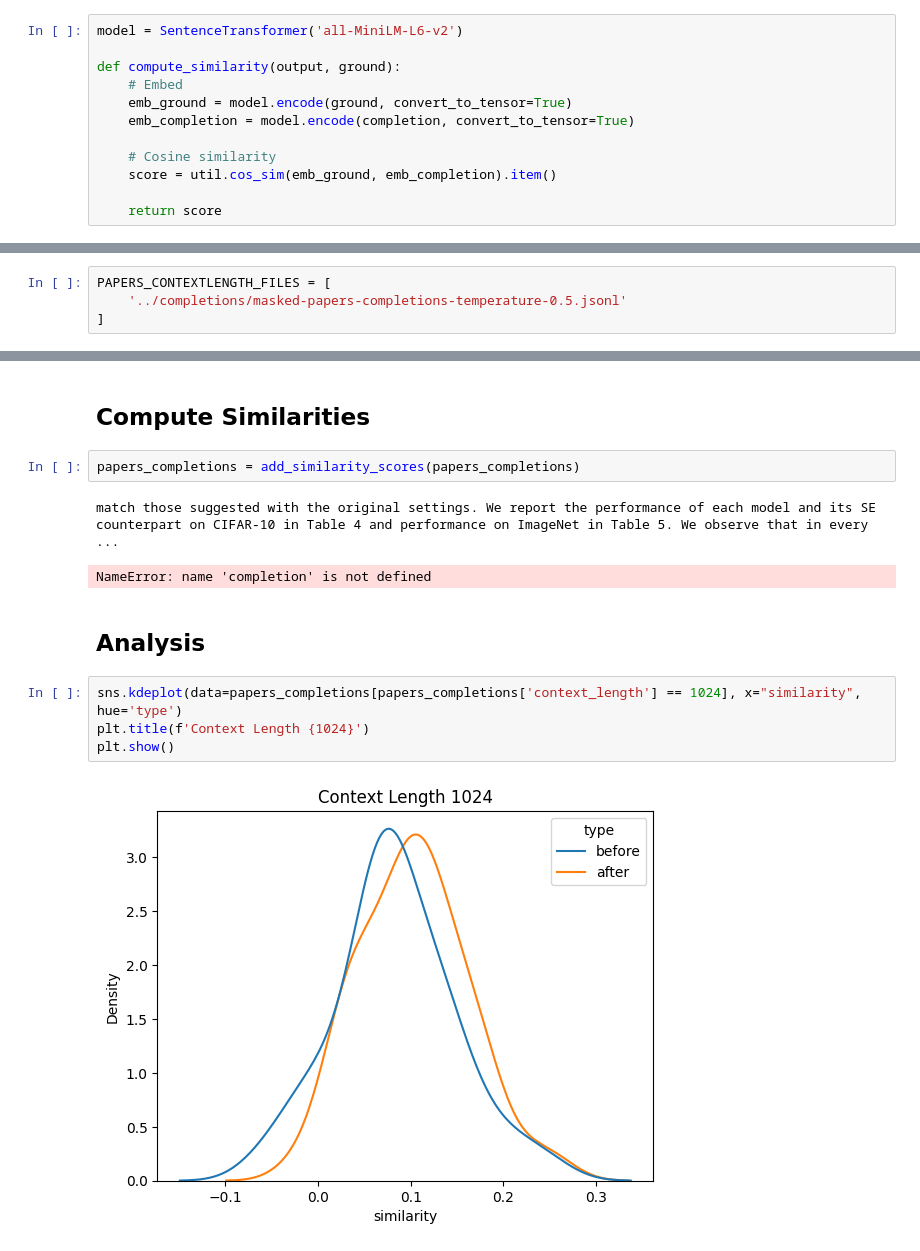
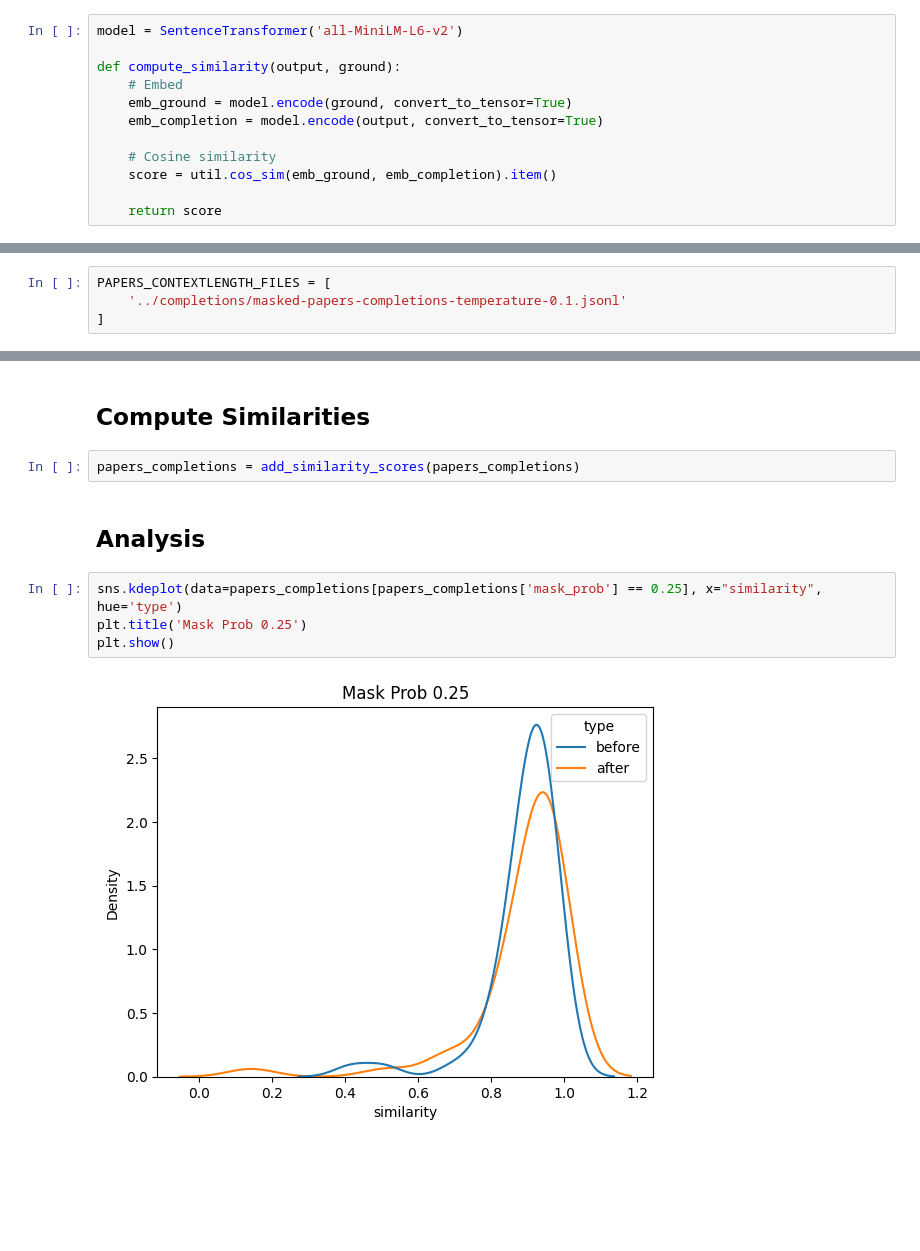
Before and after one commit to millionhz/llm-membership-inference, a Jupyter notebook: analysis/mask-analysis.ipynb, the cells around one changed output, grey strips where cells are left out. Drawn from its saved outputs; the diff is of its cells as text; blank space fills up the shorter version.

```diff
--- a/analysis/mask-analysis.ipynb
+++ b/analysis/mask-analysis.ipynb
@@ -17,7 +17,7 @@ model = SentenceTransformer('all-MiniLM-L6-v2')
 def compute_similarity(output, ground):
     # Embed
     emb_ground = model.encode(ground, convert_to_tensor=True)
-    emb_completion = model.encode(completion, convert_to_tensor=True)
+    emb_completion = model.encode(output, convert_to_tensor=True)
 
     # Cosine similarity
     score = util.cos_sim(emb_ground, emb_completion).item()
@@ -44,7 +42,7 @@ def add_similarity_scores(df):
 ## Read Data
 # %%
 PAPERS_CONTEXTLENGTH_FILES = [
-    '../completions/masked-papers-completions-temperature-0.5.jsonl'
+    '../completions/masked-papers-completions-temperature-0.1.jsonl'
 ]
 # %%
 papers_completions = []
@@ -63,14 +65,11 @@ papers_completions.head()
 ## Compute Similarities
 # %%
 papers_completions = add_similarity_scores(papers_completions)
-# %% [output]
-match those suggested with the original settings. We report the performance of each model and its SE counterpart on CIFAR-10 in Table 4 and performance on ImageNet in Table 5. We observe that in every ...
-NameError: name 'completion' is not defined
 # %% [markdown]
 ## Analysis
 # %%
-sns.kdeplot(data=papers_completions[papers_completions['context_length'] == 1024], x="similarity", hue='type')
-plt.title(f'Context Length {1024}')
+sns.kdeplot(data=papers_completions[papers_completions['mask_prob'] == 0.25], x="similarity", hue='type')
+plt.title('Mask Prob 0.25')
 plt.show()
 # %% [output]
-[figure, old version]
+[figure, new version]
```
Also changed, not shown: parts of 8 cells of this notebook, 2 other files.
